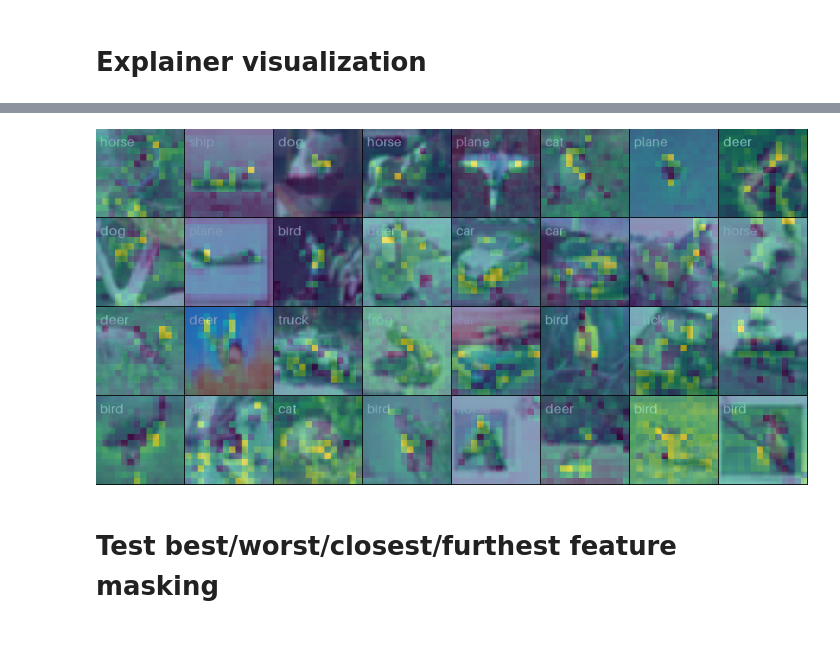
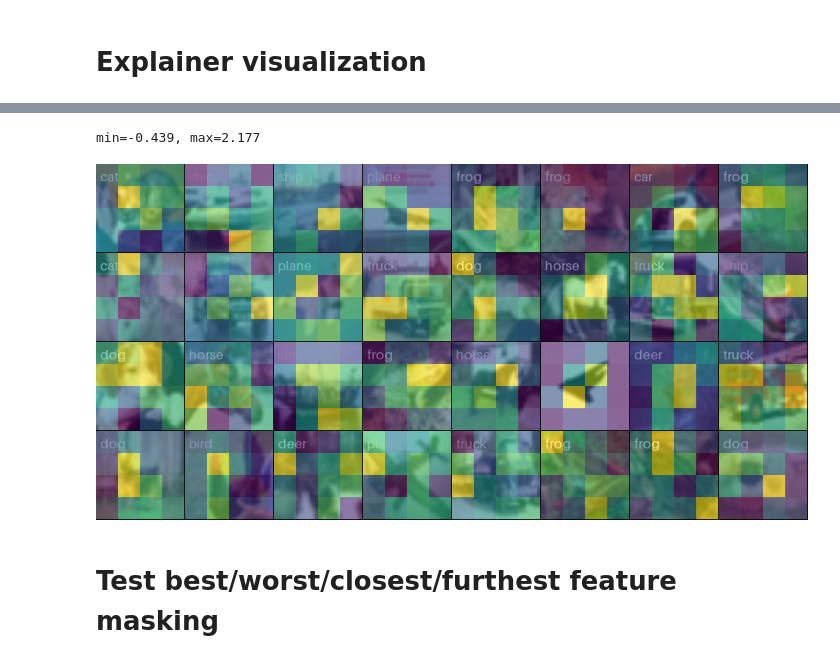
Before and after one commit to jacek-tomasz-rutkowski/magisterka, a Jupyter notebook: T2T_ViT/notebooks/visualize_explainer_196.ipynb, the cells around one changed output, grey strips where cells are left out. Drawn from its saved outputs; the diff is of its cells as text; code cells hidden in the pictures.

Commit message:
Update visualize_explainer notebook.

```diff
--- a/T2T_ViT/notebooks/visualize_explainer_196.ipynb
+++ b/T2T_ViT/notebooks/visualize_explainer_196.ipynb
@@ -33,36 +39,17 @@ torch.Size([32, 3, 224, 224]) torch.Size([32]) torch.Size([32, 1, 196])
 # %% [markdown]
 # Loading models
 # %%
-surrogate_dir = PROJECT_ROOT / "saved_models/surrogate/cifar10"
-surrogate = Surrogate.load_from_checkpoint(
-    surrogate_dir / "v2/player196/swin.ckpt",
-    # surrogate_dir / "_t2t_vit_player16_lr0.0001_wd0.0_b256_epoch19.ckpt",
-    # surrogate_dir / "_vit_player16_lr0.0001_wd0.0_b256_epoch19.ckpt",
-    # surrogate_dir / "_swin_player16_lr0.0002_wd0.0_b256_epoch19.ckpt",
-    # surrogate_dir / "_player196_lr1e-05_wd0.0_b128_epoch49.ckpt",
-    # surrogate_dir / "_player16_lr1e-05_wd0.0_b256_epoch28.ckpt",
+surrogate = Surrogate.load_from_latest_checkpoint(
+    "saved_models/surrogate/cifar10/v4/player16/vit_small_patch16_224",
     map_location="cuda",
-    strict=True,    # It's OK to ignore "target_model.*" being saved checkpoint but not in Surrogate for evaluation.
-    # backbone_name="t2t_vit"  # Needs to be specified for older checkpoints.
 )
 surrogate.eval()
 pass
 # %%
-checkpoint_dir = PROJECT_ROOT / "checkpoints/explainer"
-explainer_dir = PROJECT_ROOT / "saved_models/explainer"
-explainer = Explainer.load_from_checkpoint(
-    # find_latest_checkpoint(checkpoint_dir / "2024-04-30_21-33_t2t_vit_shapley_p196_lr5e-05_t0.0_d98.0"),
-    # explainer_dir / "_player196_lr5e-05_wd0.0_b256.ckpt",  # performs well, even on 16 players.
-    # explainer_dir / "_player16_lr5e-05_wd0.0_b256.ckpt",
-    # explainer_dir / "t2t_vit_freeze_none_use_surgTrue_player16_lr0.0001_wd0.0_b128.ckpt",  # performs poorly
-    explainer_dir / "cifar10/v3/player196/swin.ckpt",
+explainer = Explainer.load_from_latest_checkpoint(
+    "saved_models/explainer/cifar10/v4/player16/vit_small_patch16_224",
     map_location="cuda",
-    surrogate=deepcopy(surrogate),
-    strict=True,  # can be False for older checkpoints (it's OK to ignore "surrogate.target_model.*").
-    # Needs to be specified for older checkpoints:
-    # backbone_name="t2t_vit",
-    # use_convolution=False,
-    # num_players=196,
+    surrogate=deepcopy(surrogate)
 )
 explainer.eval()
 pass
@@ -167,7 +87,8 @@ image_grid
-# %%
-PIL.Image.blend(image_grid, heatmap_grid, alpha=0.6)
-# %% [output]
-[figure, removed]
+# %%
+get_heatmaps_grid(images, labels, shap_values, alpha=0.6)
+# %% [output]
+min=-0.439, max=2.177
+[figure, added]
 # %% [markdown]
 # Test best/worst/closest/furthest feature masking
 # %%
```
Also changed, not shown: parts of 11 cells of this notebook, 4 other files.
